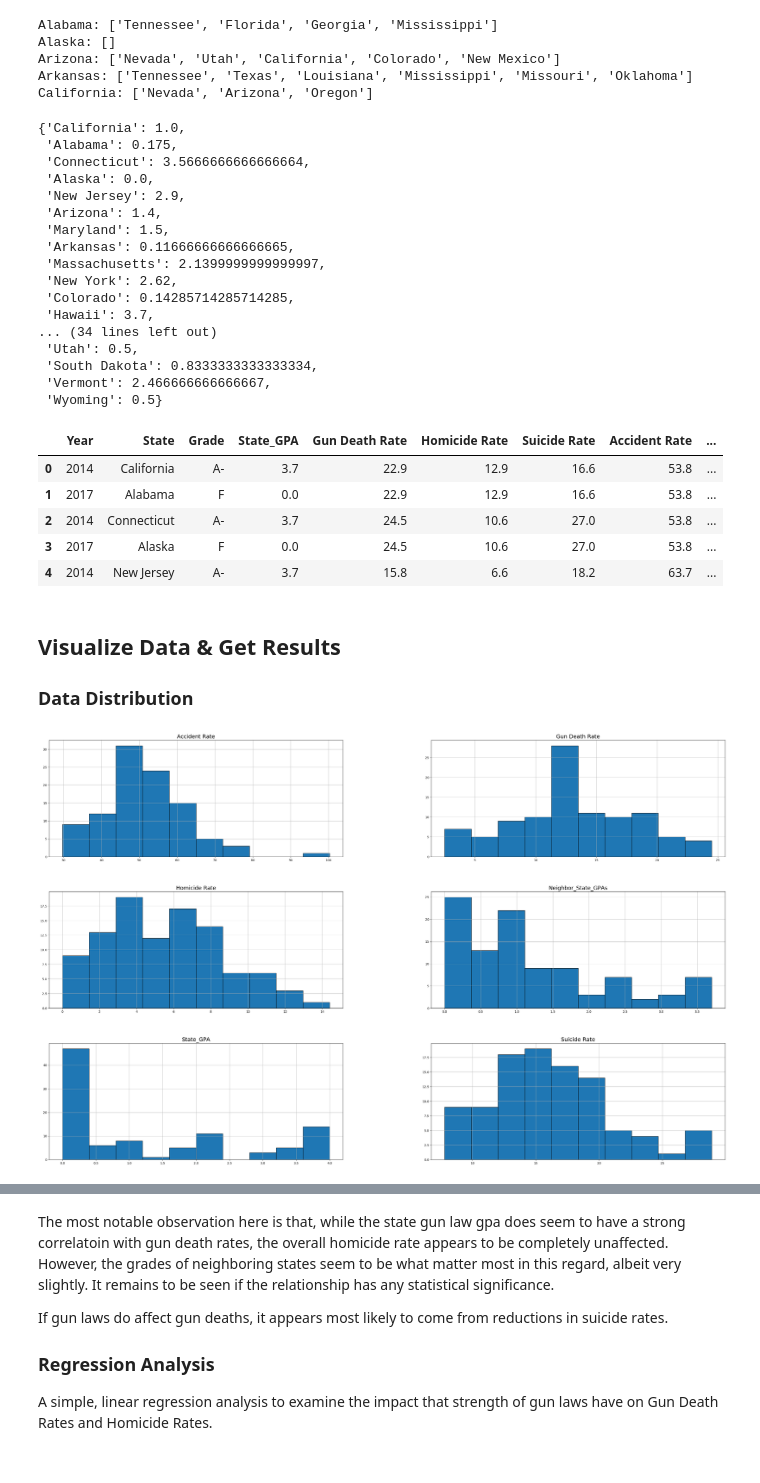
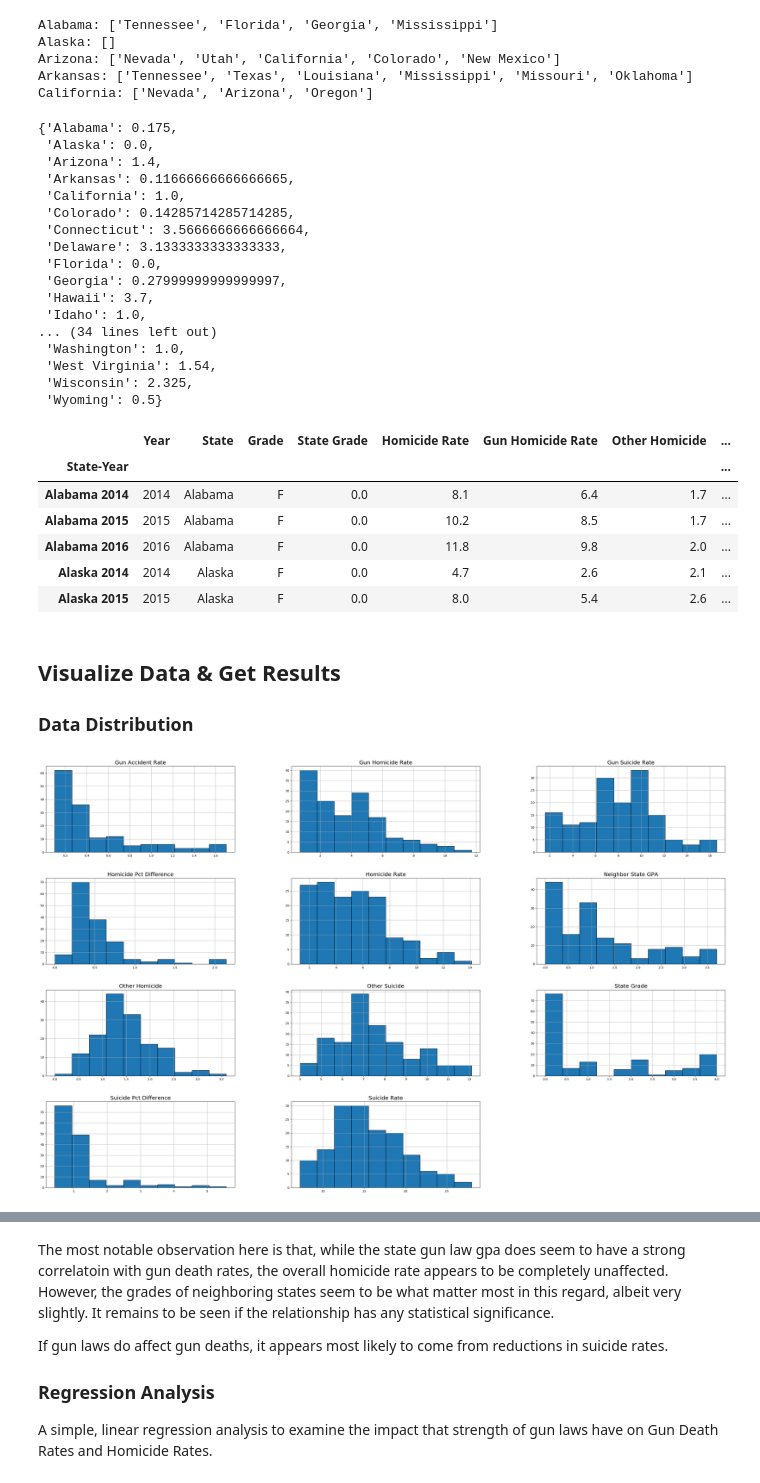
Before and after one commit to AlanHowlett/us_gun_laws, a Jupyter notebook: state_level_analysis.ipynb, the cells around one changed output, grey strips where cells are left out. Cells and saved outputs as stored; diff of their text form; code cells hidden in the pictures.

```diff
--- a/state_level_analysis.ipynb
+++ b/state_level_analysis.ipynb
@@ -299,5 +334,5 @@ array([2017, 2016, 2015, 2014])
 # %%
-df = giffords_df.join(death_rates[['Gun Death Rate', 'Homicide Rate', 'Suicide Rate', 'Accident Rate']])
-df = df.reset_index(drop=True)
+df = giffords_df.join(death_rates[death_rates.columns[2:]])
+# df = df.reset_index(drop=True)
 df.head()
 # %% [output]
@@ -323,7 +359,7 @@ from shapely.geometry import Polygon, MultiPolygon
 import json
 
 #open up the US States Geojson
-with open('national_data/us_states.geojson') as f:
+with open('us_states.geojson') as f:
     states = json.load(f)
 
 #initialize a dictionary to store the state shape info
@@ -378,73 +414,74 @@ for year in df.Year.unique():
 
     for state in df.State.unique():
         # Default score is state score if no neighboring state (i.e. Alaska)
-        default_score = df[(df.State==state) & (df.Year==year)]['State_GPA'].values[0]
+        default_score = df[(df.State==state) & (df.Year==year)]['State Grade'].values[0]
         scores = []
 
         for neighbor in neighbors[state]:
 
             if neighbor != 'District of Columbia':
                 # Look up score based on year and state, add to scores list
-                scores.append(df[(df.State==neighbor) & (df.Year==year)]['State_GPA'].values[0])
+                scores.append(df[(df.State==neighbor) & (df.Year==year)]['State Grade'].values[0])
 
         # Add appropriate score to dictionary; mean of scores or default score
         neighbor_grades[year][state] = np.mean(scores) if len(scores)>0 else default_score
 
 neighbor_grades[2016]
 # %% [output]
-{'California': 1.0,
- 'Alabama': 0.175,
+{'Alabama': 0.175,
+ 'Alaska': 0.0,
+ 'Arizona': 1.4,
+ 'Arkansas': 0.11666666666666665,
+ 'California': 1.0,
+ 'Colorado': 0.14285714285714285,
  'Connecticut': 3.5666666666666664,
- 'Alaska': 0.0,
- 'New Jersey': 2.9,
- 'Arizona': 1.4,
- 'Maryland': 1.5,
- 'Arkansas': 0.11666666666666665,
- 'Massachusetts': 2.1399999999999997,
- 'New York': 2.62,
- 'Colorado': 0.14285714285714285,
+ 'Delaware': 3.1333333333333333,
+ 'Florida': 0.0,
+ 'Georgia': 0.27999999999999997,
  'Hawaii': 3.7,
+ 'Idaho': 1.0,
 ... (34 lines left out)
- 'Utah': 0.5,
- 'South Dakota': 0.8333333333333334,
- 'Vermont': 2.466666666666667,
+ 'Washington': 1.0,
+ 'West Virginia': 1.54,
+ 'Wisconsin': 2.325,
  'Wyoming': 0.5}
 # %%
 # Create ordered list of scores based on df.index
 GPAs = []
-for i in df.index:
-    state = df.iloc[i]['State']
-    year = df.iloc[i]['Year']
+for ix in df.index:
+    state = df.loc[ix, 'State']
+    year = df.loc[ix, 'Year']
     GPAs.append(neighbor_grades[year][state])
 
 # Create new column from list
-df['Neighbor_State_GPAs'] = GPAs
+df['Neighbor State GPA'] = GPAs
 df.head()
 # %% [output]
-|  | Year | State | Grade | State_GPA | Gun Death Rate | Homicide Rate | Suicide Rate | Accident Rate | ... |
-| 0 | 2014 | California | A- | 3.7 | 22.9 | 12.9 | 16.6 | 53.8 | ... |
-| 1 | 2017 | Alabama | F | 0.0 | 22.9 | 12.9 | 16.6 | 53.8 | ... |
-| 2 | 2014 | Connecticut | A- | 3.7 | 24.5 | 10.6 | 27.0 | 53.8 | ... |
-| 3 | 2017 | Alaska | F | 0.0 | 24.5 | 10.6 | 27.0 | 53.8 | ... |
-| 4 | 2014 | New Jersey | A- | 3.7 | 15.8 | 6.6 | 18.2 | 63.7 | ... |
+|  | Year | State | Grade | State Grade | Homicide Rate | Gun Homicide Rate | Other Homicide | ... |
+| State-Year |  |  |  |  |  |  |  | ... |
+| Alabama 2014 | 2014 | Alabama | F | 0.0 | 8.1 | 6.4 | 1.7 | ... |
+| Alabama 2015 | 2015 | Alabama | F | 0.0 | 10.2 | 8.5 | 1.7 | ... |
+| Alabama 2016 | 2016 | Alabama | F | 0.0 | 11.8 | 9.8 | 2.0 | ... |
+| Alaska 2014 | 2014 | Alaska | F | 0.0 | 4.7 | 2.6 | 2.1 | ... |
+| Alaska 2015 | 2015 | Alaska | F | 0.0 | 8.0 | 5.4 | 2.6 | ... |
 # %% [markdown]
 ## Visualize Data & Get Results
 ### Data Distribution
 # %%
 import matplotlib as mpl
 mpl.rcParams.update(mpl.rcParamsDefault)
 
 # CDC data from 2014 & 2015 invalid
 # Save compiled data for later, then filter df
 compiled_data = df
-df = df[df.Year>2015].reset_index(drop=True)
+df = df[df.columns[3:]]
 
 # View feature distributions
-fig = df[df.columns[3:]].hist(figsize = (40, 25), ec='k')
+fig = df.hist(figsize = (40, 25), ec='k')
 [x.title.set_size(18) for x in fig.ravel()]
 plt.show()
 # %% [output]
-[figure, old version]
+[figure, new version]
 # %%
 import seaborn as sns
 
```
Also changed, not shown: parts of 102 cells of this notebook, 55 other files.
